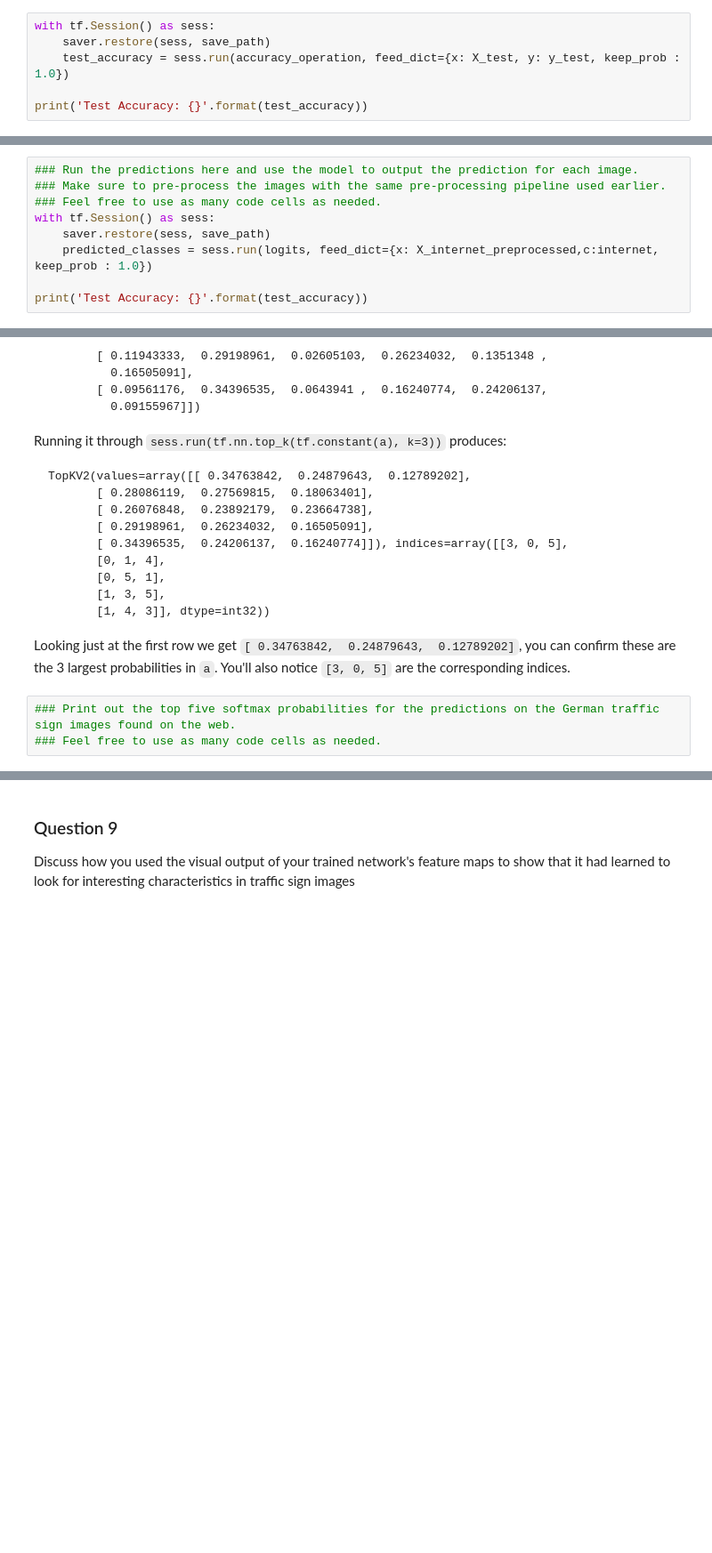
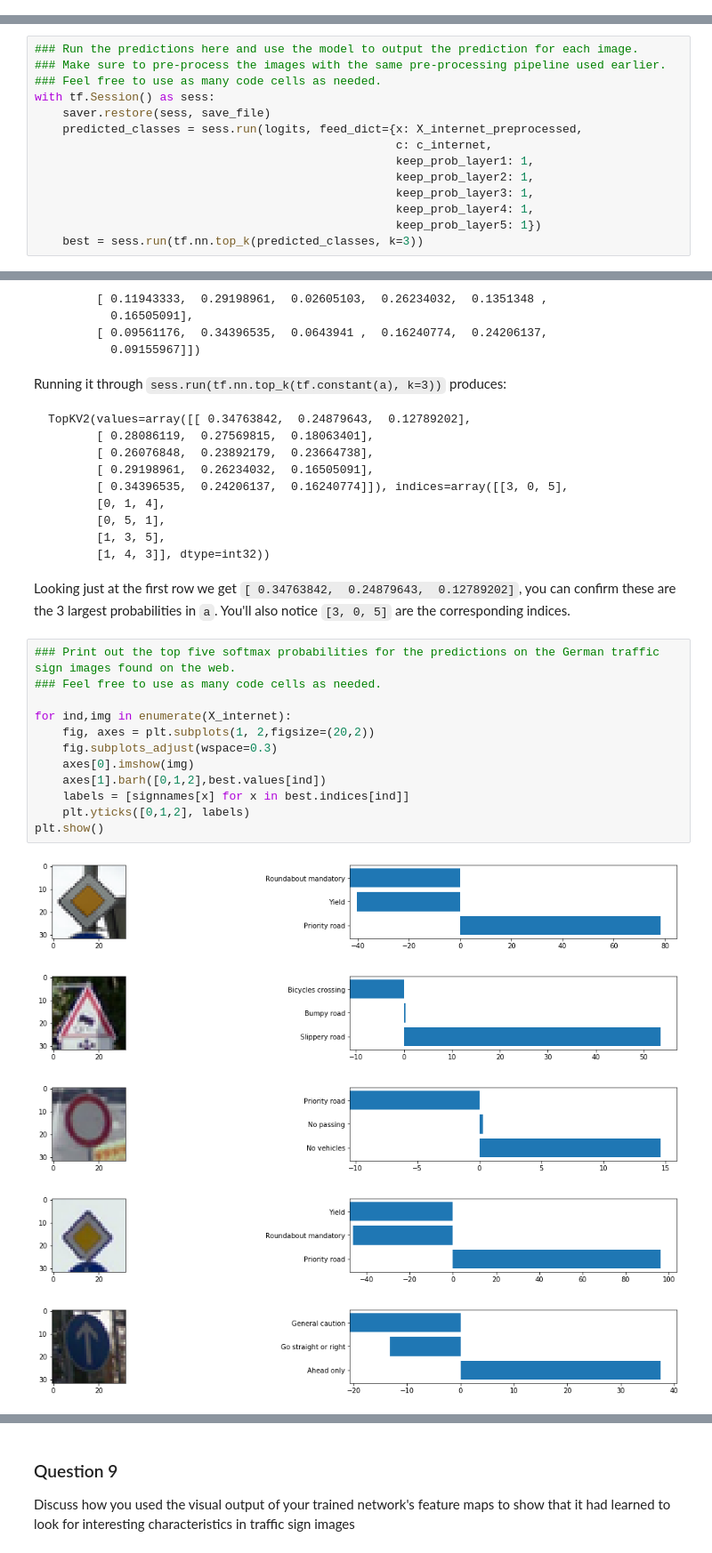
Before and after one commit to cfficaurzua/P2-SDCND, a Jupyter notebook: Traffic_Sign_Classifier.ipynb, the cells around one changed output, grey strips where cells are left out. Shown at 89% size. Drawn from its saved outputs; the diff is of its cells as text; blank space fills up the shorter version.

Commit message:
98.4 accuracy, 95.9 test

```diff
--- a/Traffic_Sign_Classifier.ipynb
+++ b/Traffic_Sign_Classifier.ipynb
@@ -737,9 +737,3 @@ Test Accuracy: 0.946952223777771
-# %%
-with tf.Session() as sess:
-    saver.restore(sess, save_path)
-    test_accuracy = sess.run(accuracy_operation, feed_dict={x: X_test, y: y_test, keep_prob : 1.0})
-
-print('Test Accuracy: {}'.format(test_accuracy))
 # %% [markdown]
 ---
 
@@ -793,10 +800,15 @@ plt.show()
 ### Make sure to pre-process the images with the same pre-processing pipeline used earlier.
 ### Feel free to use as many code cells as needed.
 with tf.Session() as sess:
-    saver.restore(sess, save_path)
-    predicted_classes = sess.run(logits, feed_dict={x: X_internet_preprocessed,c:internet, keep_prob : 1.0})
-
-print('Test Accuracy: {}'.format(test_accuracy))
+    saver.restore(sess, save_file)
+    predicted_classes = sess.run(logits, feed_dict={x: X_internet_preprocessed,
+                                                    c: c_internet,
+                                                    keep_prob_layer1: 1,
+                                                    keep_prob_layer2: 1,
+                                                    keep_prob_layer3: 1,
+                                                    keep_prob_layer4: 1,
+                                                    keep_prob_layer5: 1})
+    best = sess.run(tf.nn.top_k(predicted_classes, k=3))
 # %% [markdown]
 ### Analyze Performance
 # %%
@@ -845,3 +857,18 @@ Looking just at the first row we get `[ 0.34763842,  0.24879643,  0.12789202]`,
 # %%
 ### Print out the top five softmax probabilities for the predictions on the German traffic sign images found on the web.
 ### Feel free to use as many code cells as needed.
+
+for ind,img in enumerate(X_internet):
+    fig, axes = plt.subplots(1, 2,figsize=(20,2))
+    fig.subplots_adjust(wspace=0.3)
+    axes[0].imshow(img)
+    axes[1].barh([0,1,2],best.values[ind])
+    labels = [signnames[x] for x in best.indices[ind]]
+    plt.yticks([0,1,2], labels)
+plt.show()
+# %% [output]
+[figure, added]
+[figure, added]
+[figure, added]
+[figure, added]
+[figure, added]
```
Also changed, not shown: parts of 19 cells of this notebook, 3 other files.
